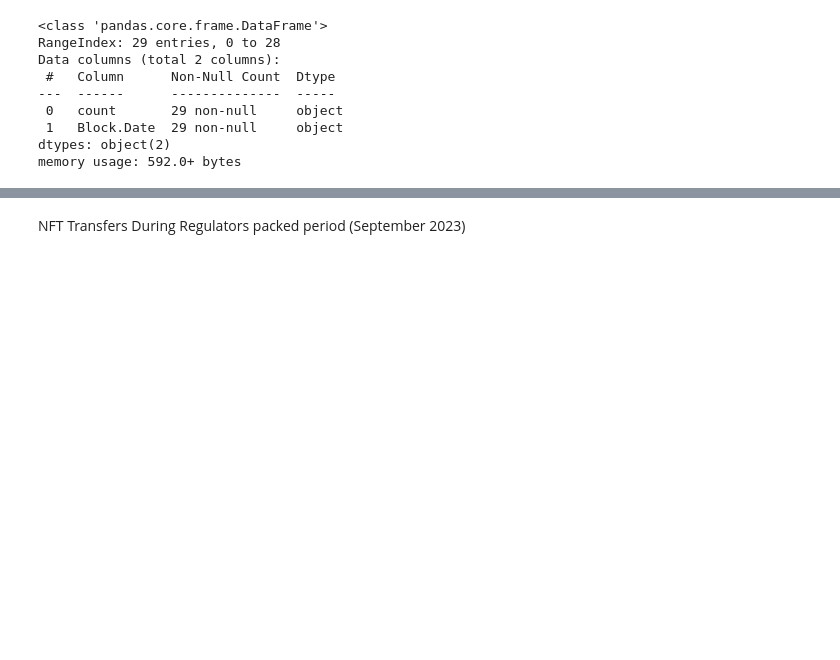
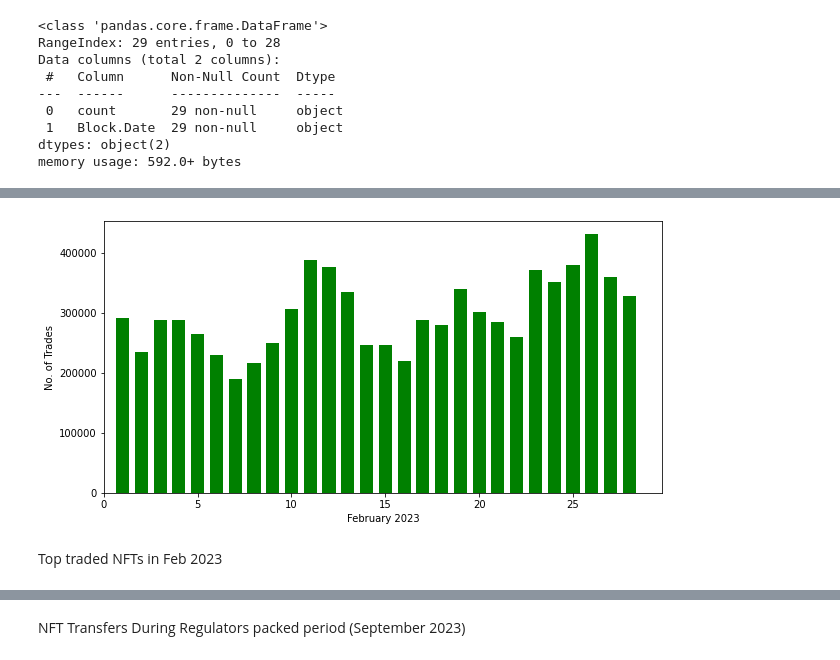
Before and after one commit to volantxs/blockchain-data-visualization, a Jupyter notebook: blockchain_data_driven_marketing.ipynb, the cells around one changed output, grey strips where cells are left out. Cells and saved outputs as stored; diff of their text form; code cells hidden in the pictures; blank space fills up the shorter version.

```diff
--- a/blockchain_data_driven_marketing.ipynb
+++ b/blockchain_data_driven_marketing.ipynb
@@ -47,7 +47,7 @@ Data columns (total 2 columns):
 dtypes: object(2)
 memory usage: 592.0+ bytes
 # %%
-dataframe['count'] =  pd.to_numeric(dataframe['count'])
-dataframe['Block.Date'] = pd.to_datetime(dataframe['Block.Date'])
-dataframe['Block.Date'] = dataframe['Block.Date'].dt.day
-dataframe.info()
+df_nft_feb['count'] =  pd.to_numeric(df_nft_feb['count'])
+df_nft_feb['Block.Date'] = pd.to_datetime(df_nft_feb['Block.Date'])
+df_nft_feb['Block.Date'] = df_nft_feb['Block.Date'].dt.day
+df_nft_feb.info()
@@ -53,0 +64,11 @@ dataframe.info()
+# %%
+plt.figure(figsize= (10,5))
+plt.bar(df_nft_feb['Block.Date'], df_nft_feb['count'], color='green', width=0.7)
+plt.xlabel('February 2023')
+plt.ylabel('No. of Trades')
+plt.xlim(xmin=0)
+plt.show()
+# %% [output]
+[figure, added]
+# %% [markdown]
+Top traded NFTs in Feb 2023
```
Also changed, not shown: parts of 23 cells of this notebook.
